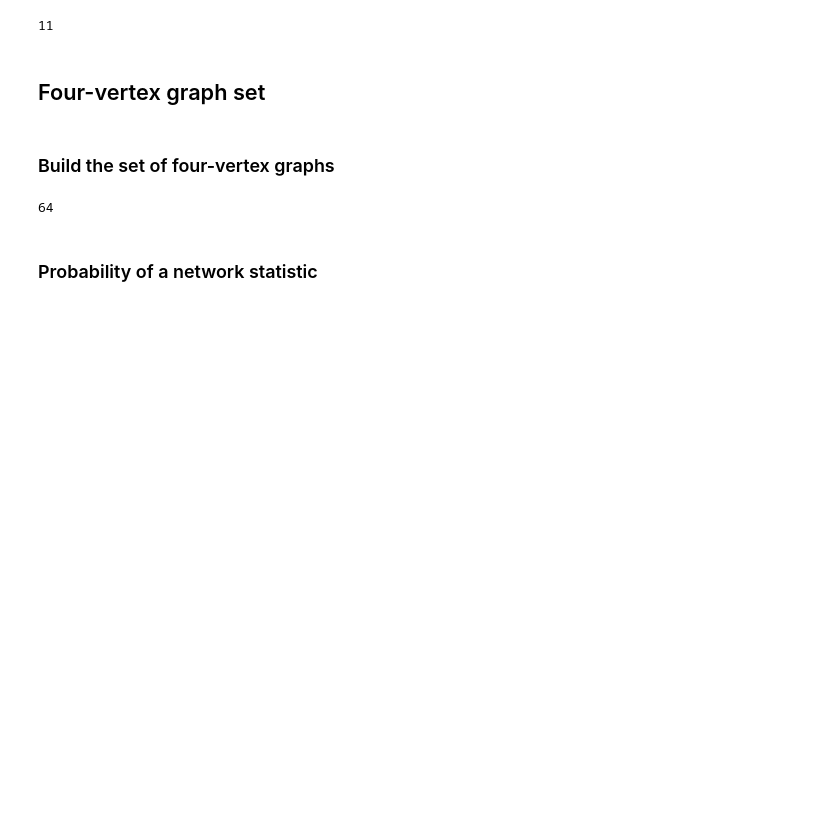
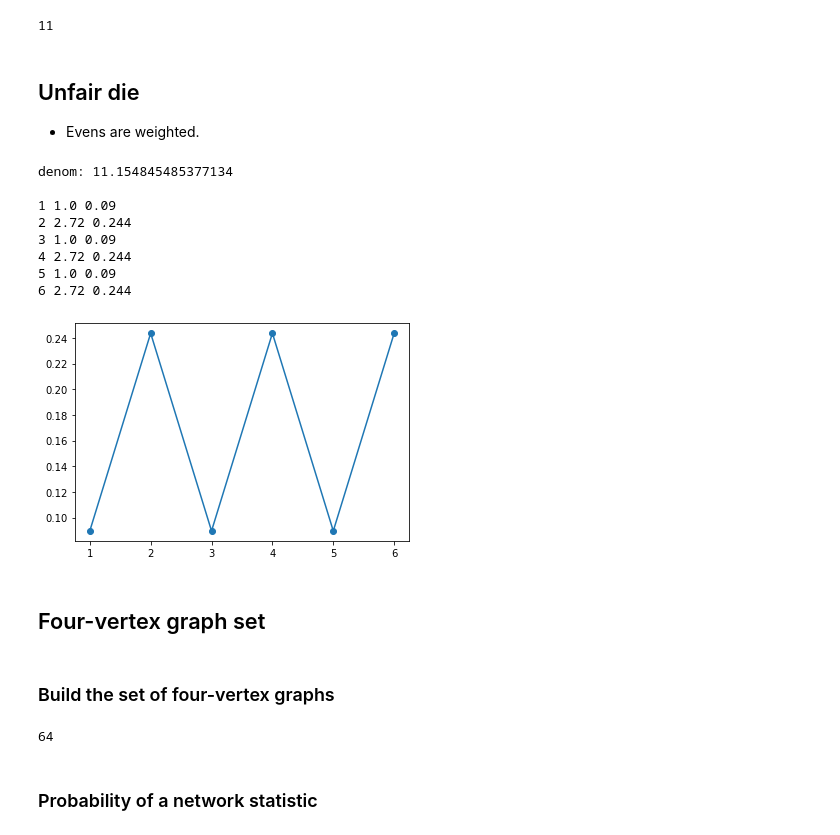
Before and after one commit to roybgardner/ergm, a Jupyter notebook: ergm.ipynb, the cells around one changed output. Drawn from its saved outputs; the diff is of its cells as text; code cells hidden in the pictures; blank space fills up the shorter version.

```diff
--- a/ergm.ipynb
+++ b/ergm.ipynb
@@ -52,6 +52,47 @@ def coeffs_to_string(coefficients):
         if i < len(coefficients) - 1:
             s += ', '
     return s
+# %% [markdown]
+## Unfair die
+
+- Evens are weighted.
+# %%
+def is_even(face):
+    return 1 - face%2
+
+def is_two(face):
+    return face == 2
+
+faces = [1,2,3,4,5,6]
+
+statistics = [is_even]
+coefficients = [1.0]
+
+denom = get_ergm_denominator(faces, coefficients, statistics)
+print('denom:',denom)
+print()
+
+y = []
+for face in faces:
+    numerator = get_ergm_weight(face, coefficients, statistics)
+    pr = numerator/denom
+    print(face,round(numerator,2),round(pr,3))
+    y.append(pr)
+
+x = range(1,len(y)+1)
+plt.scatter(x,y)
+plt.plot(x,y)
+plt.show()
+# %% [output]
+denom: 11.154845485377134
+
+1 1.0 0.09
+2 2.72 0.244
+3 1.0 0.09
+4 2.72 0.244
+5 1.0 0.09
+6 2.72 0.244
+[figure, added]
 # %% [markdown]
 ## Four-vertex graph set
 # %% [markdown]
```
